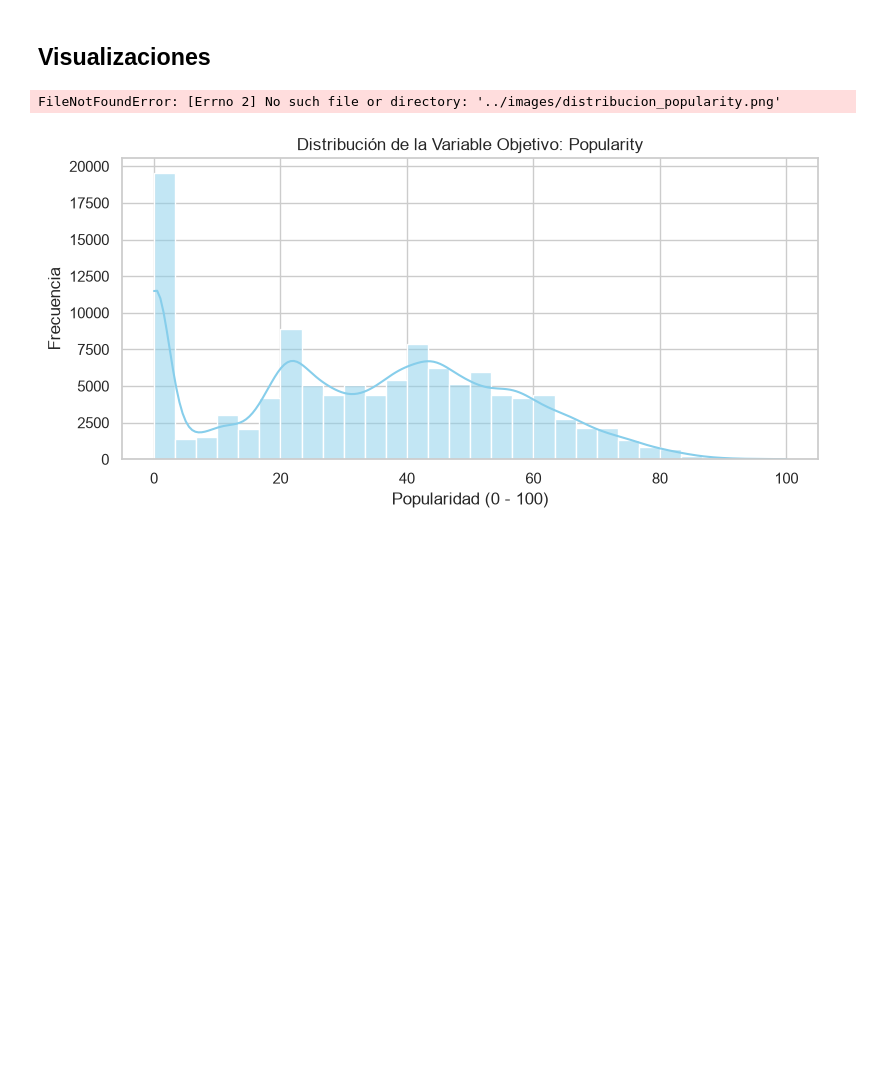
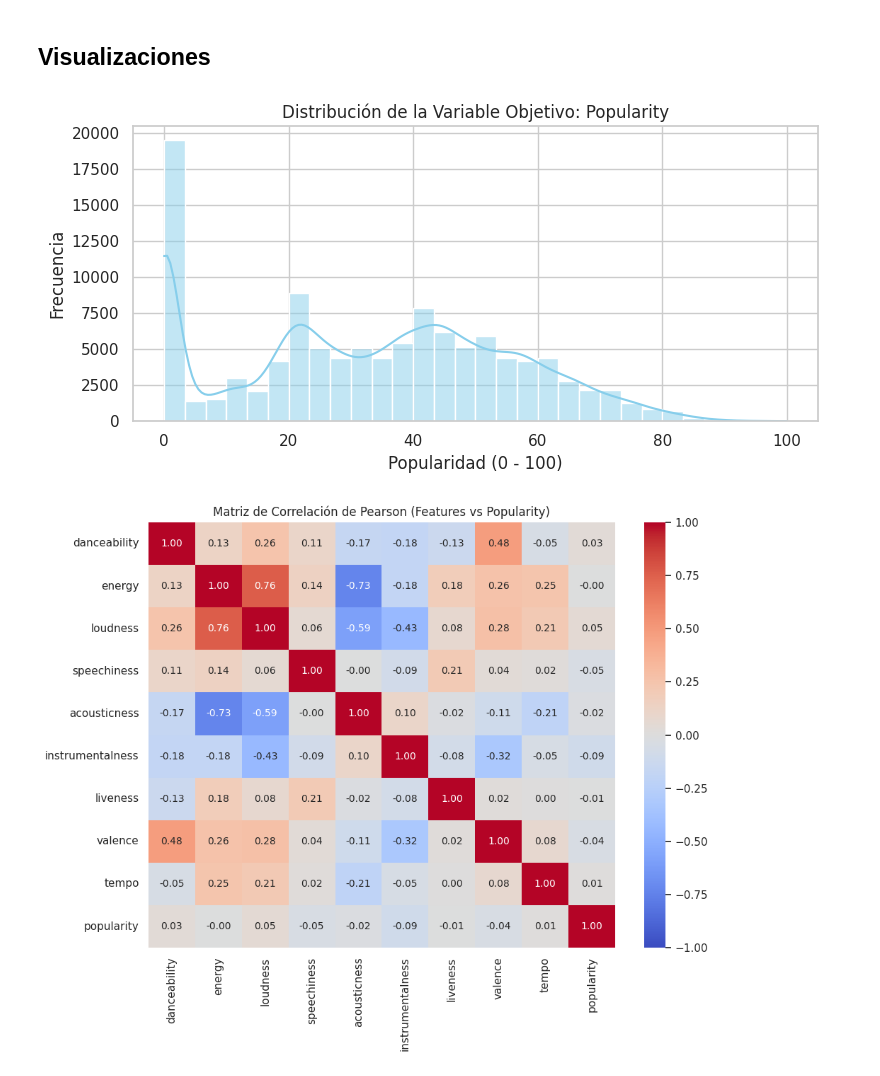
Before and after one commit to Martinedu21/ProyectoSpotifyML, a Jupyter notebook: notebooks/Spotify_Notebook.ipynb, the cells around one changed output. Cells and saved outputs as stored; diff of their text form; code cells hidden in the pictures; blank space fills up the shorter version.

```diff
--- a/notebooks/Spotify_Notebook.ipynb
+++ b/notebooks/Spotify_Notebook.ipynb
@@ -135,35 +290,35 @@ print("Shape final exportado:", df.shape)
 sns.set_theme(style="whitegrid")
 plt.rcParams.update({'font.size': 10})
 
 # 1. Distribución de la variable objetivo (Popularity)
 plt.figure(figsize=(8, 4))
 sns.histplot(df['popularity'], kde=True, bins=30, color='skyblue')
 plt.title('Distribución de la Variable Objetivo: Popularity')
 plt.xlabel('Popularidad (0 - 100)')
 plt.ylabel('Frecuencia')
 plt.tight_layout()
 plt.savefig('../images/distribucion_popularity.png')
 plt.show()
 
 # 2. Matriz de Correlación entre características de Audio y Popularity
-audio_cols = ["danceability", "energy", "loudness", "speechiness",
-              "acousticness", "instrumentalness", "liveness", "valence", "tempo", "popularity"]
+corr_cols = ["danceability", "energy", "loudness", "speechiness",
+             "acousticness", "instrumentalness", "liveness", "valence", "tempo", "popularity"]
 
 plt.figure(figsize=(10, 8))
-sns.heatmap(df[audio_cols].corr(), annot=True, fmt=".2f", cmap="coolwarm", vmin=-1, vmax=1)
+sns.heatmap(df[corr_cols].corr(), annot=True, fmt=".2f", cmap="coolwarm", vmin=-1, vmax=1)
 plt.title('Matriz de Correlación de Pearson (Features vs Popularity)')
 plt.tight_layout()
 plt.savefig('../images/matriz_correlacion.png')
 plt.show()
 
 # 3. Boxplot de Detección de Outliers en Duration (Minutos)
 plt.figure(figsize=(8, 3))
 sns.boxplot(x=df['duration_ms'] / 60000, color='salmon')
 plt.title('Detección de Outliers: Duración de Canciones (Minutos)')
 plt.xlabel('Duración (Minutos)')
 plt.tight_layout()
 plt.savefig('../images/boxplot_duration.png')
 plt.show()
 # %% [output]
-FileNotFoundError: [Errno 2] No such file or directory: '../images/distribucion_popularity.png'
-[figure, old version]
+[figure, new version]
+[figure, added]
```
Also changed, not shown: parts of 23 cells of this notebook, 1 other file.
